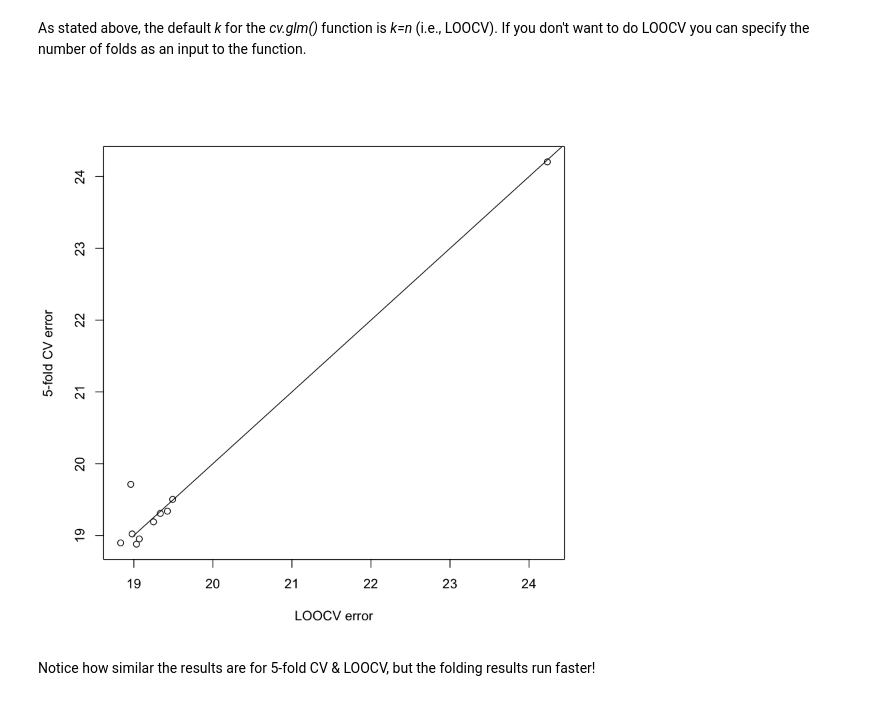
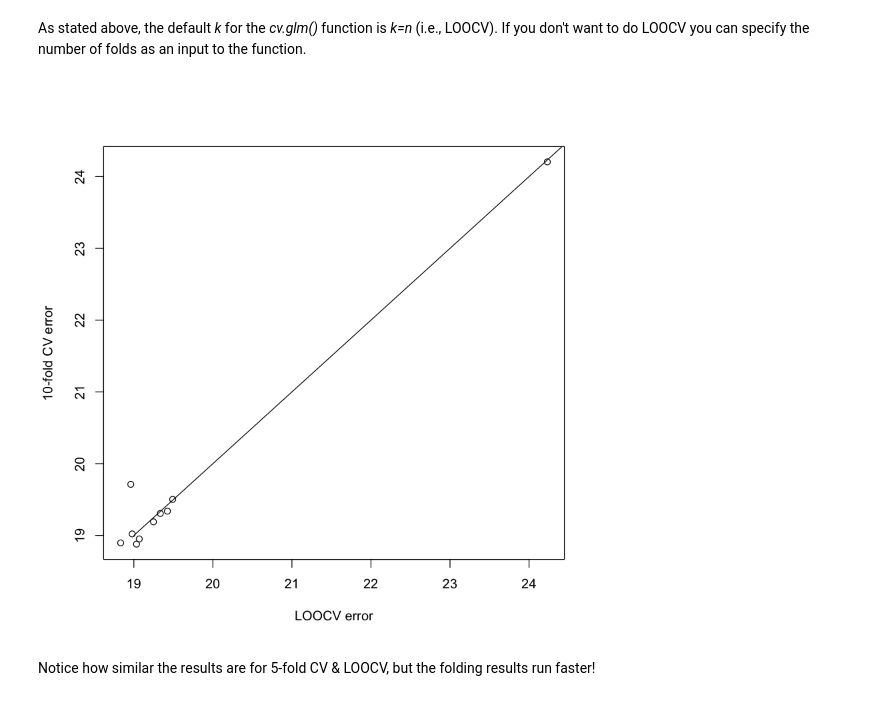
Before and after one commit to CoAxLab/DataSciencePsychNeuro, a Jupyter notebook: RecitationNotebooks/Recitation08_crossvalidation.ipynb, the cells around one changed output. Saved outputs shown, nothing was run; the diff lists cells and outputs as text; code cells hidden in the pictures.

Commit message:
adding new cv functions

```diff
--- a/RecitationNotebooks/Recitation08_crossvalidation.ipynb
+++ b/RecitationNotebooks/Recitation08_crossvalidation.ipynb
@@ -137,7 +140,7 @@ $$ CV_{(n)} = \frac{1}{n} \sum_{i=1}^{n} MSE_i $$
 # Load the bootstrap library
 library(boot)
 glm.fit = glm(mpg~horsepower, data=Auto)
-cv.err  = cv.glm(Auto, glm.fit) #if you don't define _k_ in the _cv.glm()_ function, the default is LOOCV
+cv.err  = cv.glm(Auto, glm.fit, K=nrow(Auto)) #if you don't define _k_ in the _cv.glm()_ function, the default is LOOCV
 cv.err$delta
 # %% [output]
 [1] 24.23151 24.23114
@@ -170,18 +192,18 @@ As stated above, the default _k_ for the _cv.glm()_ function is _k=n_ (i.e., LOO
 # %%
 # Reset the seed
 set.seed(17)
 
 # Repeat our previous loop  but use K-fold CV
 # where K = 10 and up to a 5th order polynomial
 cv.error.10 = rep(0,10) # Always have to specify your output object
 for (i in 1:10){
   glm.fit=glm(mpg~poly(horsepower,i), data=Auto) #get the glm fit for all 10 polynomials
   cv.error.10[i] = cv.glm(Auto, glm.fit,K=10)$delta[1]
 }
 
-plot(cv.error, cv.error.10, xlab="LOOCV error", ylab="5-fold CV error")
+plot(cv.error, cv.error.10, xlab="LOOCV error", ylab="10-fold CV error")
 lines(c(19,25),c(19,25))
 # %% [output]
-[figure, old version]
+[figure, new version]
 # %% [markdown]
 Notice how similar the results are for 5-fold CV & LOOCV, but the folding results run faster!
```
Also changed, not shown: parts of 20 cells of this notebook.
